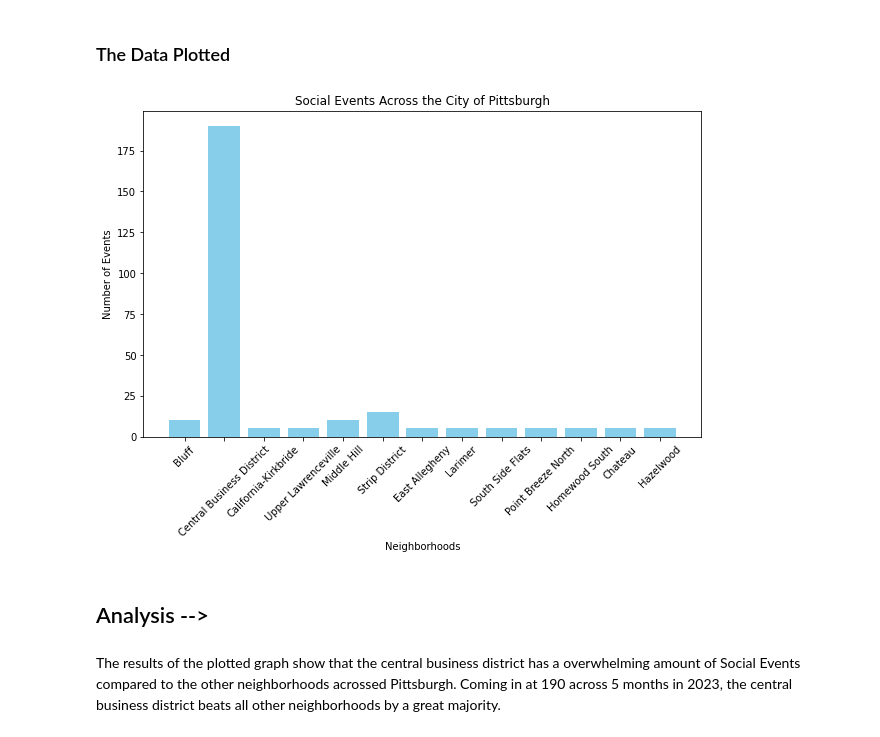
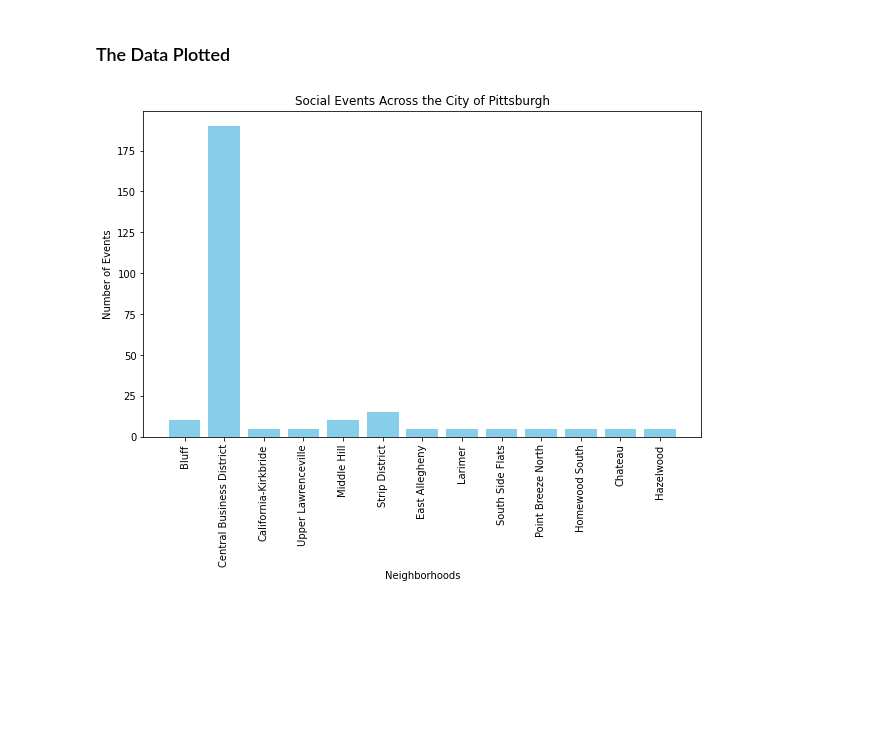
Before and after one commit to DerekNagy/CMPINF0100Final, a Jupyter notebook: Social Services.ipynb, the cells around one changed output. Cells and saved outputs as stored; diff of their text form; code cells hidden in the pictures; blank space fills up the shorter version.

Commit message:
Another push for Social Services Graph

```diff
--- a/Social Services.ipynb
+++ b/Social Services.ipynb
@@ -120,28 +120,24 @@ Hazelwood: 0.02
 # %%
 
 
 combined_data = {
     'Events': [],
     'Places': []
 }
 
 for i in table:
     combined_data["Events"].append(table[i])
     combined_data["Places"].append(i)
 
 
 combined_df = pd.DataFrame(combined_data)
 
 plt.figure(figsize=(10, 6))
 plt.bar(combined_df['Places'], combined_df['Events'], color='skyblue')
 plt.xlabel('Neighborhoods')
 plt.ylabel('Number of Events')
 plt.title('Social Events Across the City of Pittsburgh')
-plt.xticks(rotation=45)
+plt.xticks(rotation=90)
 plt.show()
 # %% [output]
-[figure, old version]
+[figure, new version]
-# %% [markdown]
-## Analysis -->
-# %% [markdown]
-The results of the plotted graph show that the central business district has a overwhelming amount of Social Events compared to the other neighborhoods acrossed Pittsburgh. Coming in at 190 across 5 months in 2023, the central business district beats all other neighborhoods by a great majority.
```
